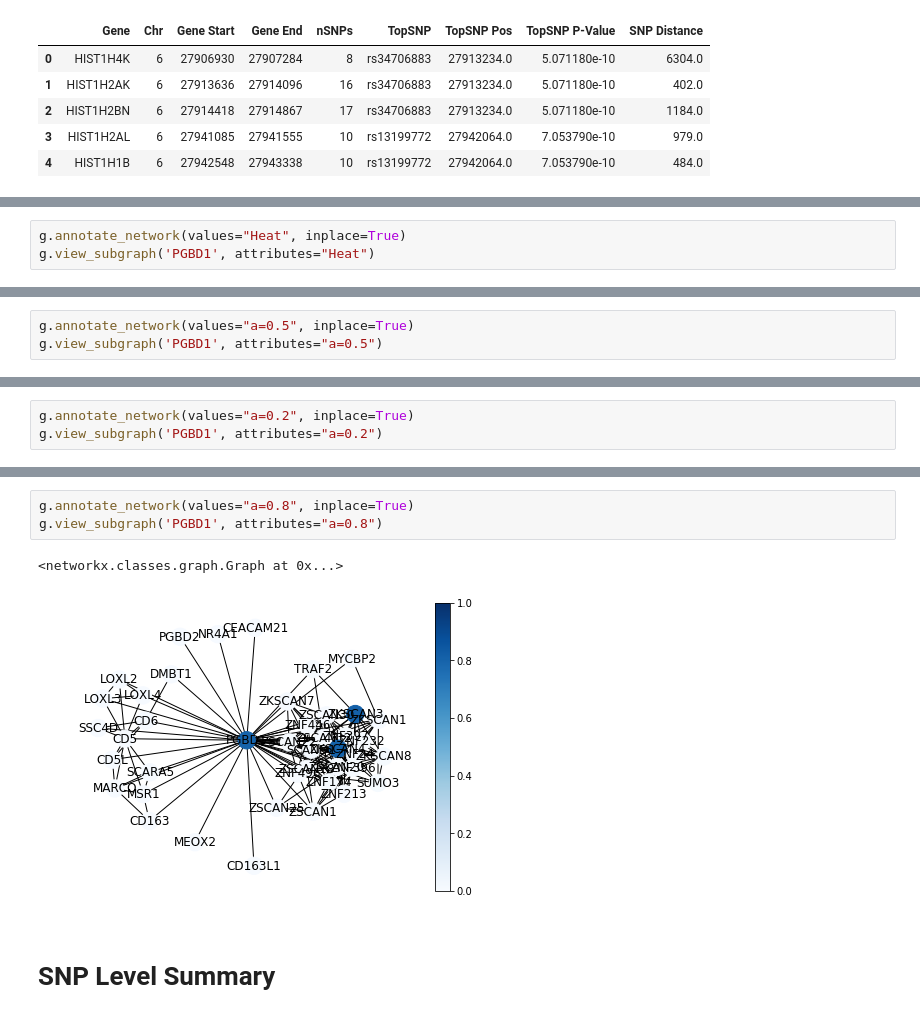
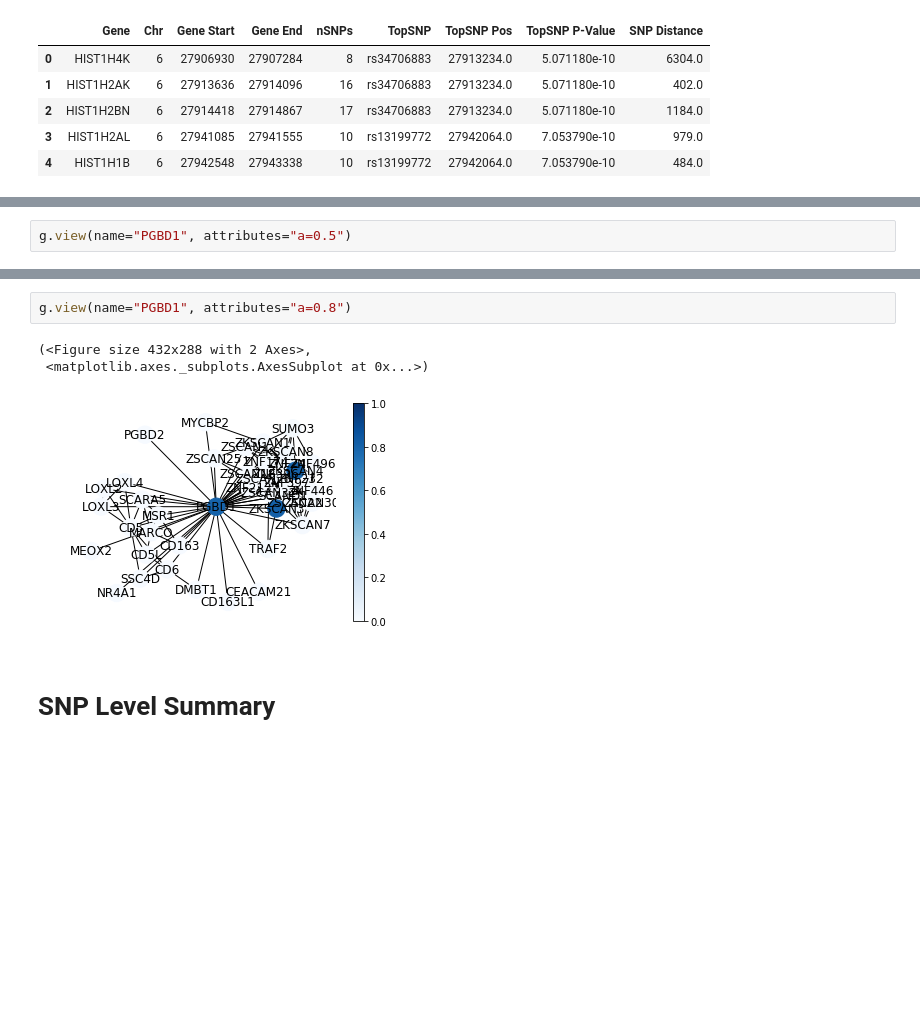
Before and after one commit to shfong/naga, a Jupyter notebook: notebooks/pipeline.ipynb, the cells around one changed output, grey strips where cells are left out. Cells and saved outputs as stored; diff of their text form; blank space fills up the shorter version.

```diff
--- a/notebooks/pipeline.ipynb
+++ b/notebooks/pipeline.ipynb
@@ -87,3 +106,0 @@ g.boosted_pvalues.head()
-# %%
-g.annotate_network(values="Heat", inplace=True)
-g.view_subgraph('PGBD1', attributes="Heat")
@@ -93,4 +123,3 @@ g.view_subgraph('PGBD1', attributes="Heat")
 # %%
-g.annotate_network(values="a=0.5", inplace=True)
-g.view_subgraph('PGBD1', attributes="a=0.5")
+g.view(name="PGBD1", attributes="a=0.5")
 # %% [output]
@@ -99,3 +128,0 @@ g.view_subgraph('PGBD1', attributes="a=0.5")
-# %%
-g.annotate_network(values="a=0.2", inplace=True)
-g.view_subgraph('PGBD1', attributes="a=0.2")
@@ -105,9 +129,9 @@ g.view_subgraph('PGBD1', attributes="a=0.2")
 # %%
-g.annotate_network(values="a=0.8", inplace=True)
-g.view_subgraph('PGBD1', attributes="a=0.8")
+g.view(name="PGBD1", attributes="a=0.8")
 # %% [output]
-<networkx.classes.graph.Graph at 0x...>
+(<Figure size 432x288 with 2 Axes>,
+ <matplotlib.axes._subplots.AxesSubplot at 0x...>)
-[figure, old version]
+[figure, new version]
 # %% [markdown]
 # SNP Level Summary
 # %%
```
Also changed, not shown: parts of 27 cells of this notebook, 1 other file.
